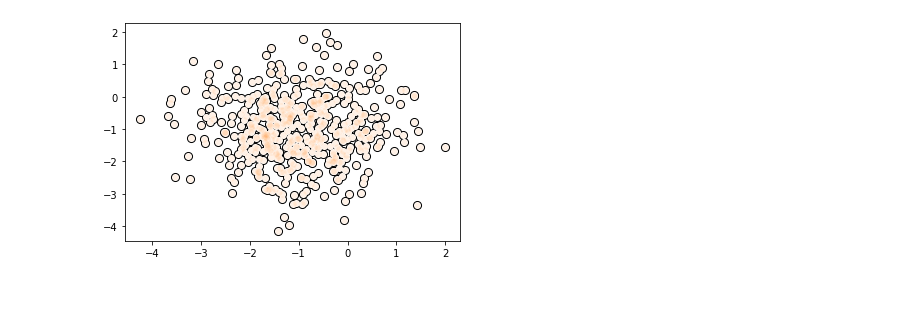
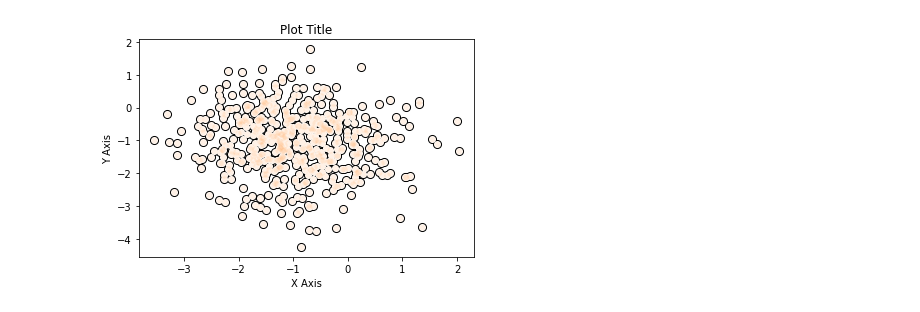
Before and after one commit to anDB123/Plotter-GUI, a Jupyter notebook: Scatterplot Code.ipynb, the cells around one changed output. Drawn from its saved outputs; the diff is of its cells as text; code cells hidden in the pictures.

```diff
--- a/Scatterplot Code.ipynb
+++ b/Scatterplot Code.ipynb
@@ -1,14 +1,19 @@
 # %%
 import numpy as np
 import matplotlib.pyplot as plt
 
 x = np.random.normal(-1, 1, 500)
 y = np.random.normal(-1, 1, 500)
 
 fig, ax = plt.subplots()
 ax.scatter(x, y, 50, "0.0", lw=2)
 ax.scatter(x, y, 50, "1.0", lw=0)
 ax.scatter(x, y, 40, "C1", lw=0, alpha=0.1)
+
+ax.set_title('Plot Title')
+ax.set_xlabel('X Axis')
+ax.set_ylabel('Y Axis')
+
 plt.show()
 # %% [output]
-[figure, old version]
+[figure, new version]
```
Also changed, not shown: 2 other files.
